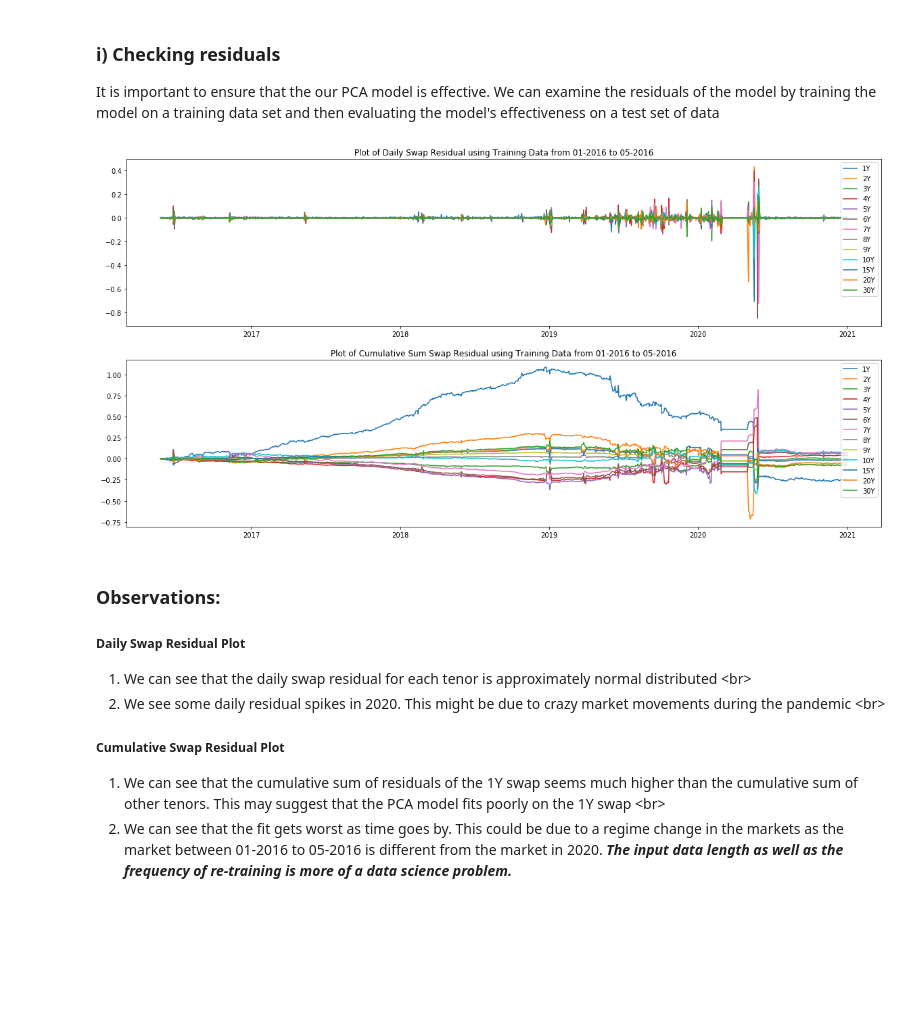
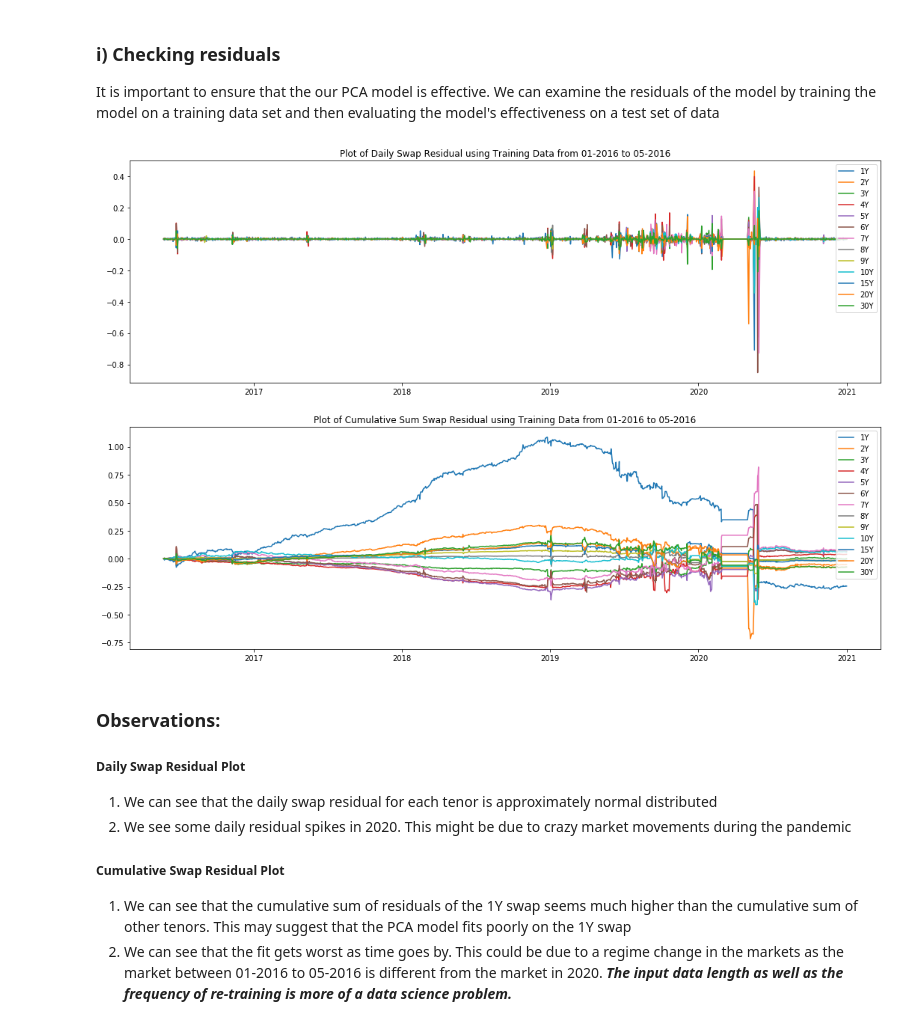
Before and after one commit to wengshian/PCA, a Jupyter notebook: PCA Notebook.ipynb, the cells around one changed output. Saved outputs shown, nothing was run; the diff lists cells and outputs as text; code cells hidden in the pictures; blank space fills up the shorter version.

```diff
--- a/PCA Notebook.ipynb
+++ b/PCA Notebook.ipynb
@@ -9,8 +9,6 @@ Get the Daily Interest Rate swaps data from ICE based on 11:00am London Time. Sw
 # %%
 #Read data from csv file
 swaps_data = pd.read_csv("all_swaps_data.csv", index_col = 0)
-swaps_data.index = pd.to_datetime(swaps_data.index)
-swaps_data = swaps_data.sort_index()
 # %%
 swaps_data.tail()
 # %% [output]
@@ -261,6 +286,7 @@ The total pnl that is explained is  $-\$5146$ while the total actual pnl is $-\$
 ### i) Checking residuals
 It is important to ensure that the our PCA model is effective. We can examine the residuals of the model by training the model on a training data set and then evaluating the model's effectiveness on a test set of data
 # %%
+#Process and calculate residuals
 def projection(pcs, data_point):
     """Get projection of rate moves"""
     return np.dot(pcs, np.dot(pcs.T, data_point))
@@ -269,26 +295,28 @@ def get_resids(pcs, data_point):
     return data_point - projection(pcs, data_point)
 
 all_resids = changes_test.apply(lambda x: get_resids(pcs, x), axis = 1)
+all_resids.index = pd.to_datetime(all_resids.index)
+cum_resids = all_resids.cumsum()
 # %%
 #Plot of Residuals
-cum_resids = all_resids.cumsum()
 
-fig, ax = plt.subplots(2,1, figsize = (20,10))
+
+fig, ax = plt.subplots(2,1, figsize = (18,12))
 ax[0].plot(all_resids);
-ax[0].legend(all_resids.columns)
+ax[0].legend(all_resids.columns, loc = "upper right")
 ax[0].set_title("Plot of Daily Swap Residual using Training Data from 01-2016 to 05-2016");
 
 ax[1].plot(cum_resids);
 ax[1].legend(cum_resids.columns)
 ax[1].set_title("Plot of Cumulative Sum Swap Residual using Training Data from 01-2016 to 05-2016");
 # %% [output]
-[figure, old version]
+[figure, new version]
 # %% [markdown]
 ### Observations:
 ##### Daily Swap Residual Plot
-1. We can see that the daily swap residual for each tenor is approximately normal distributed <br\>
-2. We see some daily residual spikes in 2020. This might be due to crazy market movements during the pandemic <br\>
+1. We can see that the daily swap residual for each tenor is approximately normal distributed <br>
+2. We see some daily residual spikes in 2020. This might be due to crazy market movements during the pandemic <br>
 
 ##### Cumulative Swap Residual Plot
-1. We can see that the cumulative sum of residuals of the 1Y swap seems much higher than the cumulative sum of other tenors. This may suggest that the PCA model fits poorly on the 1Y swap <br\>
+1. We can see that the cumulative sum of residuals of the 1Y swap seems much higher than the cumulative sum of other tenors. This may suggest that the PCA model fits poorly on the 1Y swap <br>
 2. We can see that the fit gets worst as time goes by. This could be due to a regime change in the markets as the market between 01-2016 to 05-2016 is different from the market in 2020. ***The input data length as well as the frequency of re-training is more of a data science problem.***
```
Also changed, not shown: parts of 21 cells of this notebook.
